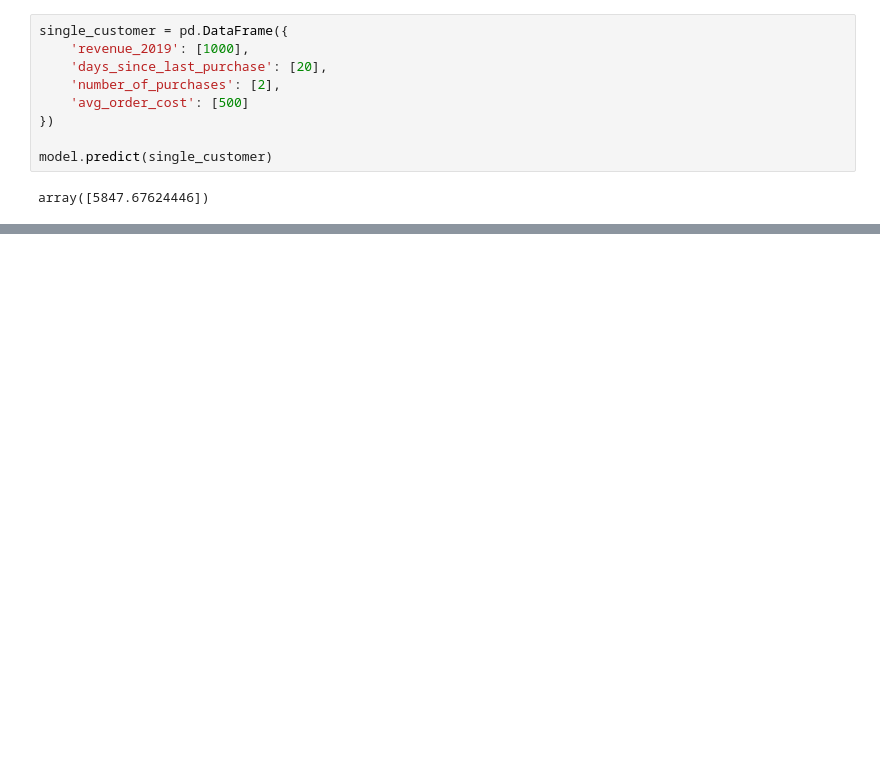
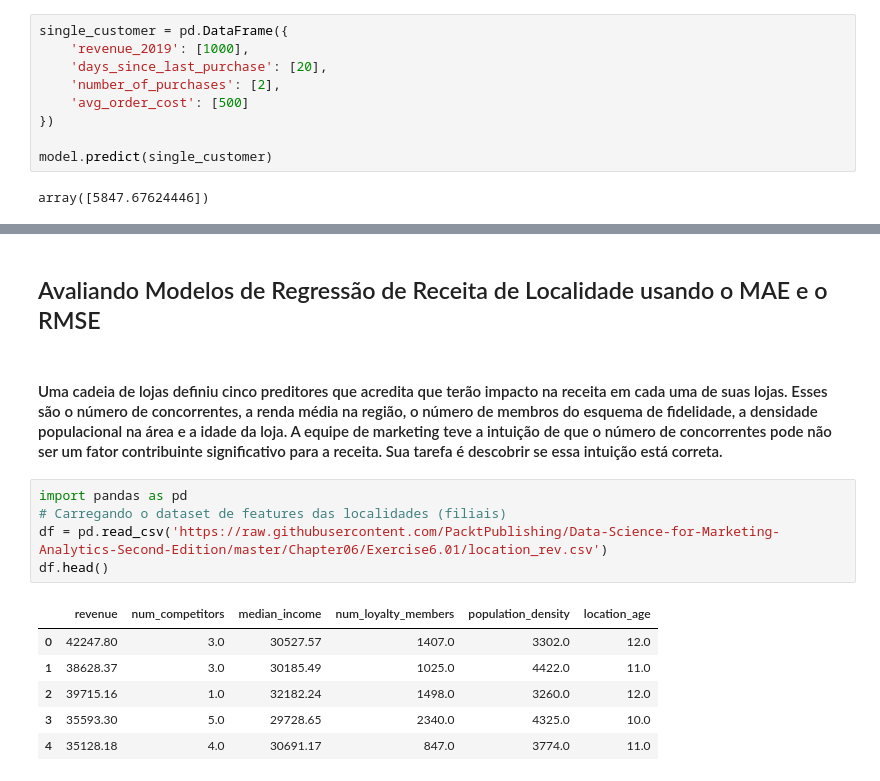
Before and after one commit to alexlopespereira/idp_competenciasdegestao, a Jupyter notebook: Notebooks/Aula5/Aula5_PredicaoVendas.ipynb, the cells around one changed output, grey strips where cells are left out. Saved outputs shown, nothing was run; the diff lists cells and outputs as text; blank space fills up the shorter version.

```diff
--- a/Notebooks/Aula5/Aula5_PredicaoVendas.ipynb
+++ b/Notebooks/Aula5/Aula5_PredicaoVendas.ipynb
@@ -263,0 +255,16 @@ array([[1.        , 0.61257401],
+# %% [markdown]
+## Avaliando Modelos de Regressão de Receita de Localidade usando o MAE e o RMSE
+# %% [markdown]
+#### Uma cadeia de lojas definiu cinco preditores que acredita que terão impacto na receita em cada uma de suas lojas. Esses são o número de concorrentes, a renda média na região, o número de membros do esquema de fidelidade, a densidade populacional na área e a idade da loja. A equipe de marketing teve a intuição de que o número de concorrentes pode não ser um fator contribuinte significativo para a receita. Sua tarefa é descobrir se essa intuição está correta.
+# %%
+import pandas as pd
+# Carregando o dataset de features das localidades (filiais)
+df = pd.read_csv('https://raw.githubusercontent.com/PacktPublishing/Data-Science-for-Marketing-Analytics-Second-Edition/master/Chapter06/Exercise6.01/location_rev.csv')
+df.head()
+# %% [output]
+|  | revenue | num_competitors | median_income | num_loyalty_members | population_density | location_age |
+| 0 | 42247.80 | 3.0 | 30527.57 | 1407.0 | 3302.0 | 12.0 |
+| 1 | 38628.37 | 3.0 | 30185.49 | 1025.0 | 4422.0 | 11.0 |
+| 2 | 39715.16 | 1.0 | 32182.24 | 1498.0 | 3260.0 | 12.0 |
+| 3 | 35593.30 | 5.0 | 29728.65 | 2340.0 | 4325.0 | 10.0 |
+| 4 | 35128.18 | 4.0 | 30691.17 | 847.0 | 3774.0 | 11.0 |
```
Also changed, not shown: parts of 35 cells of this notebook.
